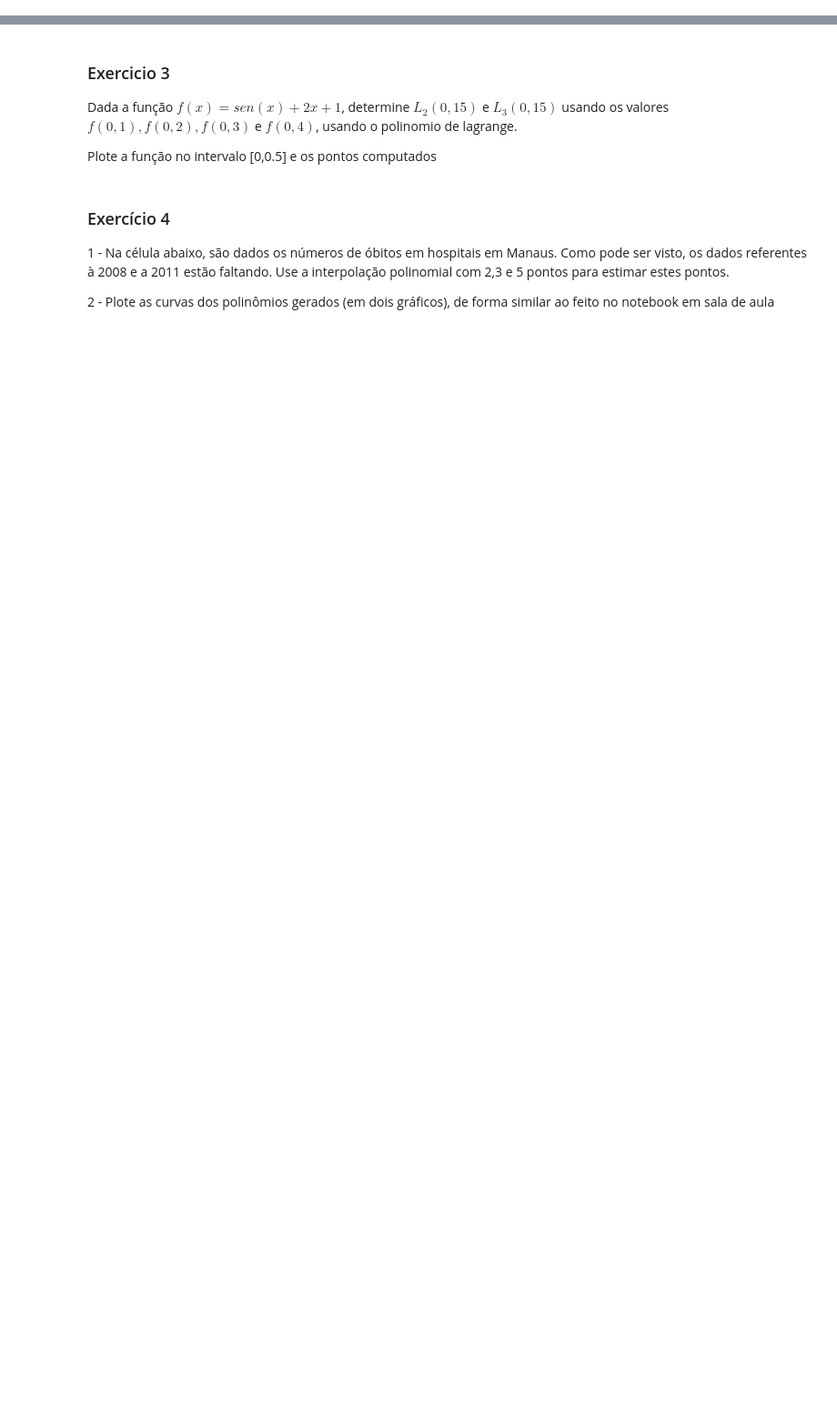
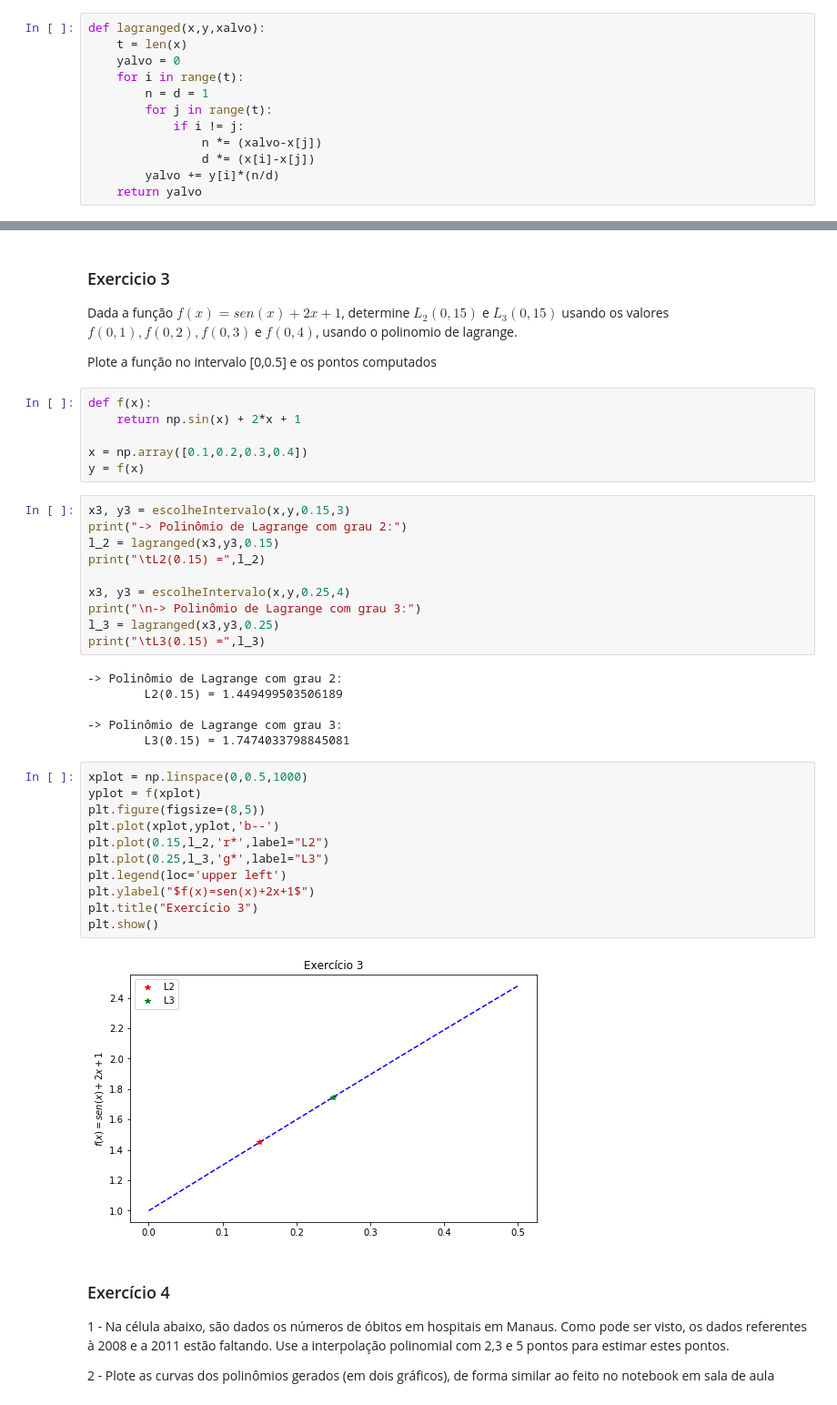
Before and after one commit to nabsonp/ComputacaoNumerica, a Jupyter notebook: Aula 15 - Exercicios de Interpolação.ipynb, the cells around one changed output, grey strips where cells are left out. Shown: that part at 91% size. Drawn from its saved outputs; the diff is of its cells as text; blank space fills up the shorter version.

```diff
--- a/Aula 15 - Exercicios de Interpolação.ipynb
+++ b/Aula 15 - Exercicios de Interpolação.ipynb
@@ -50,2 +43,14 @@ def interpoli(x,y):
         A[:,i] = x**(t-i-1)
     return eliminacaoGaussianaSimples(A,y)
+# %%
+def lagranged(x,y,xalvo):
+    t = len(x)
+    yalvo = 0
+    for i in range(t):
+        n = d = 1
+        for j in range(t):
+            if i != j:
+                n *= (xalvo-x[j])
+                d *= (x[i]-x[j])
+        yalvo += y[i]*(n/d)
+    return yalvo
@@ -97,6 +191,41 @@ Qual o erro absoluto e relativo de cada método? Quanto tempo cada um leva para
 Dada a função $f(x)=sen(x)+2x+1$, determine $L_2(0,15)$ e $L_3(0,15)$ usando os valores $f(0,1),f(0,2),f(0,3)$ e $f(0,4)$, usando o polinomio de lagrange.
 
 Plote a função no intervalo [0,0.5] e os pontos computados
+# %%
+def f(x):
+    return np.sin(x) + 2*x + 1
+
+x = np.array([0.1,0.2,0.3,0.4])
+y = f(x)
+# %%
+x3, y3 = escolheIntervalo(x,y,0.15,3)
+print("-> Polinômio de Lagrange com grau 2:")
+l_2 = lagranged(x3,y3,0.15)
+print("\tL2(0.15) =",l_2)
+
+x3, y3 = escolheIntervalo(x,y,0.25,4)
+print("\n-> Polinômio de Lagrange com grau 3:")
+l_3 = lagranged(x3,y3,0.25)
+print("\tL3(0.15) =",l_3)
+# %% [output]
+-> Polinômio de Lagrange com grau 2:
+        L2(0.15) = 1.449499503506189
+
+-> Polinômio de Lagrange com grau 3:
+        L3(0.15) = 1.7474033798845081
+# %%
+xplot = np.linspace(0,0.5,1000)
+yplot = f(xplot)
+plt.figure(figsize=(8,5))
+plt.plot(xplot,yplot,'b--')
+plt.plot(0.15,l_2,'r*',label="L2")
+plt.plot(0.25,l_3,'g*',label="L3")
+plt.legend(loc='upper left')
+plt.ylabel("$f(x)=sen(x)+2x+1$")
+plt.title("Exercício 3")
+plt.show()
+# %% [output]
+[figure, added]
 # %% [markdown]
 ### Exercício 4 ###
 
```
Also changed, not shown: parts of 16 cells of this notebook.
